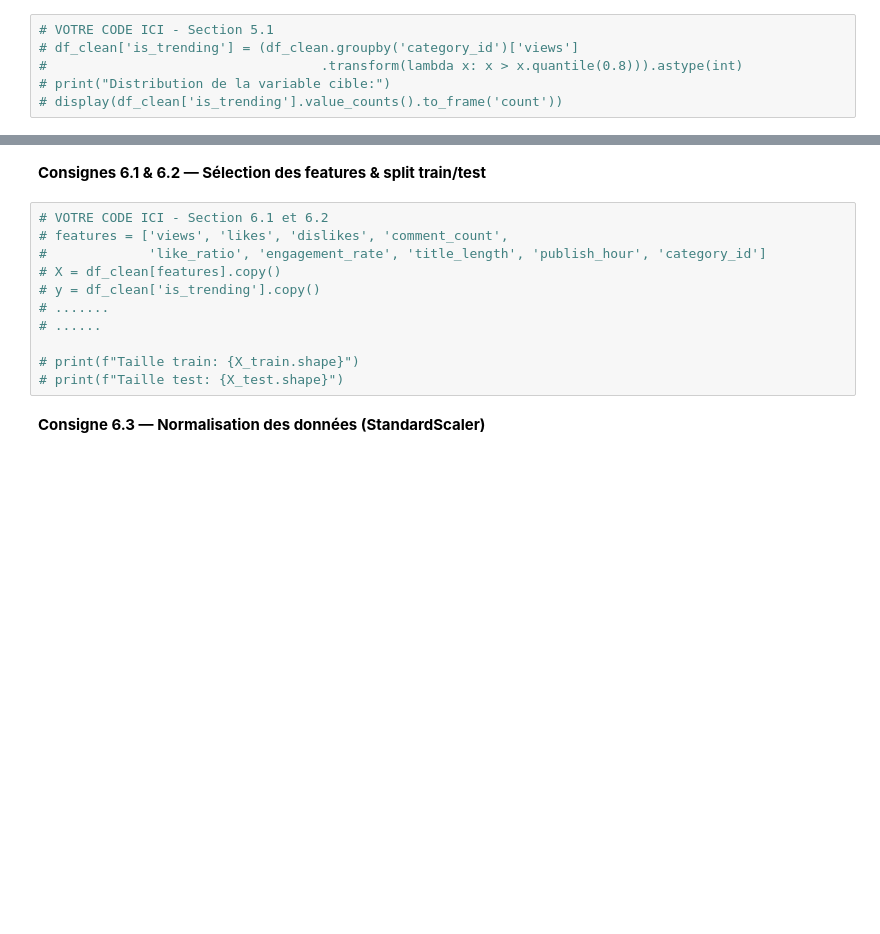
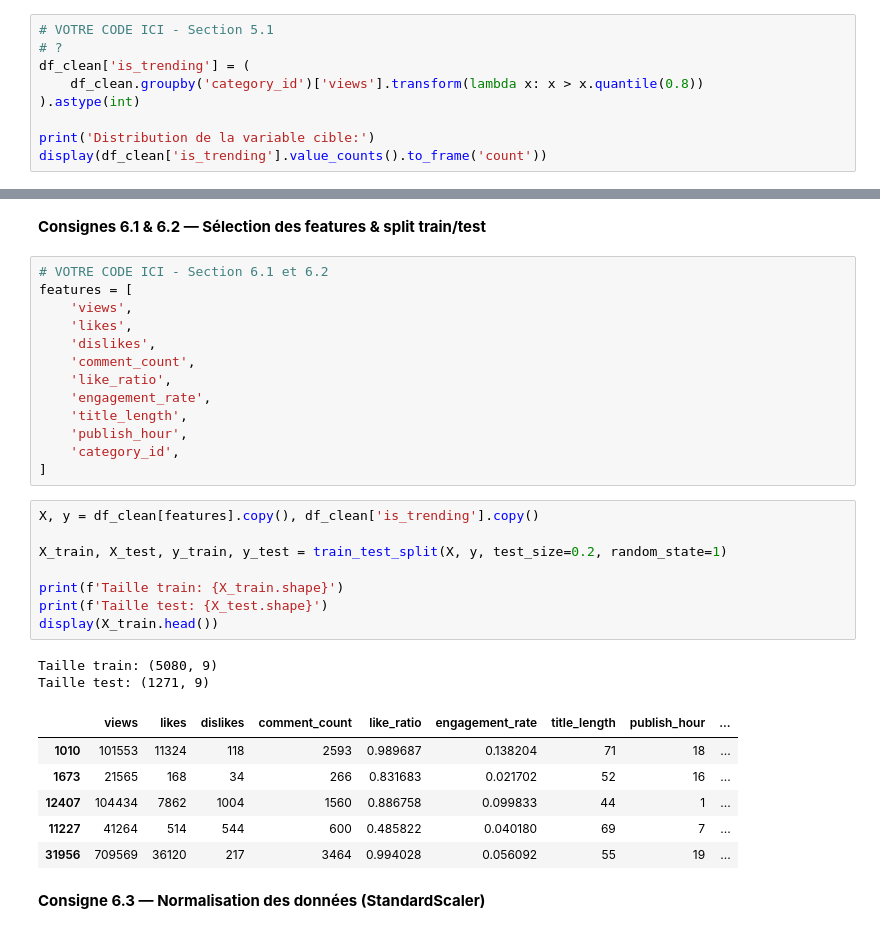
Before and after one commit to 17matb/youtube-trends, a Jupyter notebook: ml_youtube_trends.ipynb, the cells around one changed output, grey strips where cells are left out. Drawn from its saved outputs; the diff is of its cells as text; blank space fills up the shorter version.

Commit message:
feat: handle train/test split and standardization

```diff
--- a/ml_youtube_trends.ipynb
+++ b/ml_youtube_trends.ipynb
@@ -345,7 +376,10 @@ display(df_clean[['title', 'title_length', 'title_word_count', 'has_caps', 'has_
 - Une vidéo est *trending* si elle a plus de vues que le 80e percentile de sa catégorie
 # %%
 # VOTRE CODE ICI - Section 5.1
-# df_clean['is_trending'] = (df_clean.groupby('category_id')['views']
-#                                   .transform(lambda x: x > x.quantile(0.8))).astype(int)
-# print("Distribution de la variable cible:")
-# display(df_clean['is_trending'].value_counts().to_frame('count'))
+# ?
+df_clean['is_trending'] = (
+    df_clean.groupby('category_id')['views'].transform(lambda x: x > x.quantile(0.8))
+).astype(int)
+
+print('Distribution de la variable cible:')
+display(df_clean['is_trending'].value_counts().to_frame('count'))
@@ -353,17 +393,36 @@ display(df_clean[['title', 'title_length', 'title_word_count', 'has_caps', 'has_
 ## 6. Préparation des données pour l'entraînement
 # %% [markdown]
 **Consignes 6.1 & 6.2 — Sélection des features & split train/test**
+# %%
+# VOTRE CODE ICI - Section 6.1 et 6.2
+features = [
+    'views',
+    'likes',
+    'dislikes',
+    'comment_count',
+    'like_ratio',
+    'engagement_rate',
+    'title_length',
+    'publish_hour',
+    'category_id',
+]
 # %%
-# VOTRE CODE ICI - Section 6.1 et 6.2
-# features = ['views', 'likes', 'dislikes', 'comment_count',
-#             'like_ratio', 'engagement_rate', 'title_length', 'publish_hour', 'category_id']
-# X = df_clean[features].copy()
-# y = df_clean['is_trending'].copy()
-# .......
-# ......
+X, y = df_clean[features].copy(), df_clean['is_trending'].copy()
 
-# print(f"Taille train: {X_train.shape}")
-# print(f"Taille test: {X_test.shape}")
+X_train, X_test, y_train, y_test = train_test_split(X, y, test_size=0.2, random_state=1)
+
+print(f'Taille train: {X_train.shape}')
+print(f'Taille test: {X_test.shape}')
+display(X_train.head())
+# %% [output]
+Taille train: (5080, 9)
+Taille test: (1271, 9)
+|  | views | likes | dislikes | comment_count | like_ratio | engagement_rate | title_length | publish_hour | ... |
+| 1010 | 101553 | 11324 | 118 | 2593 | 0.989687 | 0.138204 | 71 | 18 | ... |
+| 1673 | 21565 | 168 | 34 | 266 | 0.831683 | 0.021702 | 52 | 16 | ... |
+| 12407 | 104434 | 7862 | 1004 | 1560 | 0.886758 | 0.099833 | 44 | 1 | ... |
+| 11227 | 41264 | 514 | 544 | 600 | 0.485822 | 0.040180 | 69 | 7 | ... |
+| 31956 | 709569 | 36120 | 217 | 3464 | 0.994028 | 0.056092 | 55 | 19 | ... |
 # %% [markdown]
 **Consigne 6.3 — Normalisation des données (StandardScaler)**
 # %%
```
Also changed, not shown: parts of 9 cells of this notebook, 2 other files.
